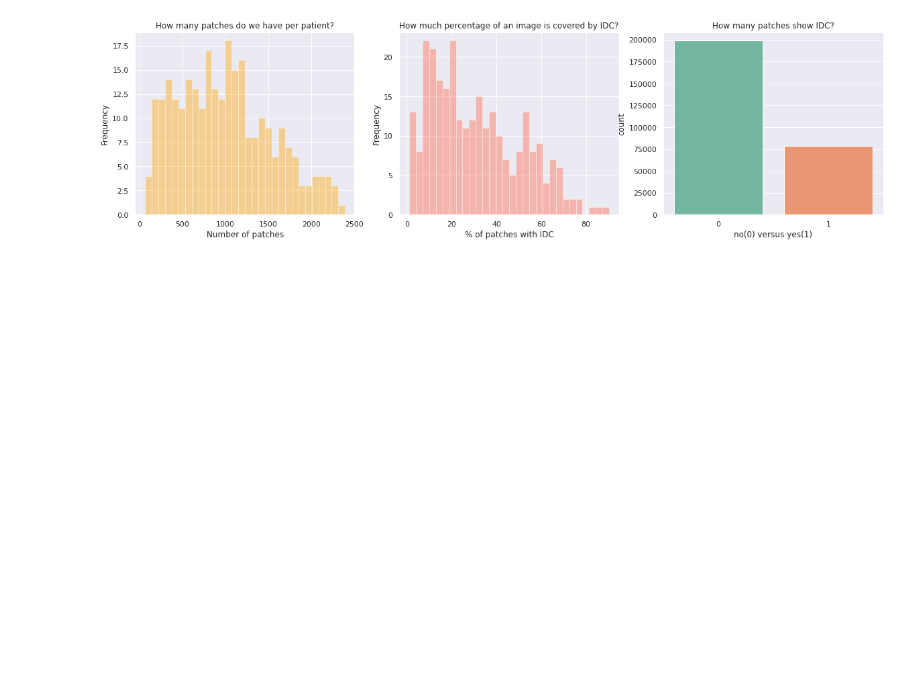
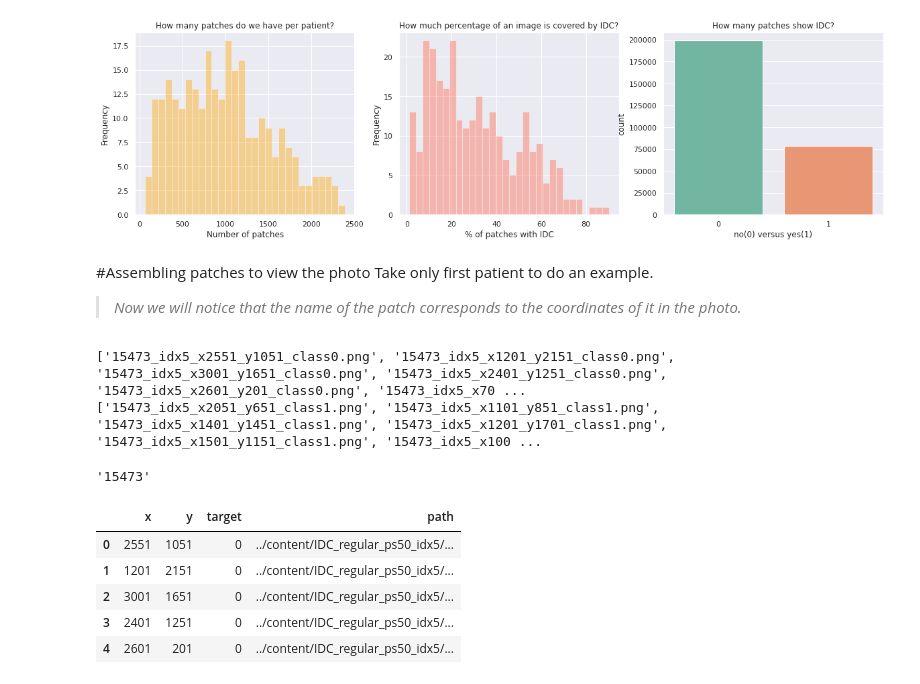
Before and after one commit to Salvoaf/BreastCancerClassification, a Jupyter notebook: 1. AnalyzeDataset.ipynb, the cells around one changed output. Saved outputs shown, nothing was run; the diff lists cells and outputs as text; code cells hidden in the pictures; blank space fills up the shorter version.

```diff
--- a/1. AnalyzeDataset.ipynb
+++ b/1. AnalyzeDataset.ipynb
@@ -157,3 +175,18 @@ ax[2].set_title("How many patches show IDC?")
 plt.show()
 # %% [output]
 [figure]
+# %% [markdown]
+#Assembling patches to view the photo
+Take only first patient to do an example.
+
+> *Now we will notice that the name of the patch corresponds to the coordinates of it in the photo.*
+# %%
+
+path_patient = base_path +"/"+ folder[0]  #"../content/IDC_regular_ps50_idx5/id_patient"
+classes = listdir(path_patient)
+for c in classes:
+  path_patient_class = path_patient +"/"+ c   #"../content/IDC_regular_ps50_idx5/id_patient/class0-1"
+  print(listdir(path_patient_class))
+# %% [output]
+['15473_idx5_x2551_y1051_class0.png', '15473_idx5_x1201_y2151_class0.png', '15473_idx5_x3001_y1651_class0.png', '15473_idx5_x2401_y1251_class0.png', '15473_idx5_x2601_y201_class0.png', '15473_idx5_x70 ...
+['15473_idx5_x2051_y651_class1.png', '15473_idx5_x1101_y851_class1.png', '15473_idx5_x1401_y1451_class1.png', '15473_idx5_x1201_y1701_class1.png', '15473_idx5_x1501_y1151_class1.png', '15473_idx5_x100 ...
@@ -159,0 +223,14 @@ plt.show()
+# %%
+data.patient_id.values[0]
+# %% [output]
+'15473'
+# %%
+example = get_patient_dataframe(data.patient_id.values[0])
+example.head()
+# %% [output]
+|  | x | y | target | path |
+| 0 | 2551 | 1051 | 0 | ../content/IDC_regular_ps50_idx5/... |
+| 1 | 1201 | 2151 | 0 | ../content/IDC_regular_ps50_idx5/... |
+| 2 | 3001 | 1651 | 0 | ../content/IDC_regular_ps50_idx5/... |
+| 3 | 2401 | 1251 | 0 | ../content/IDC_regular_ps50_idx5/... |
+| 4 | 2601 | 201 | 0 | ../content/IDC_regular_ps50_idx5/... |
```
Also changed, not shown: parts of 6 cells of this notebook.
